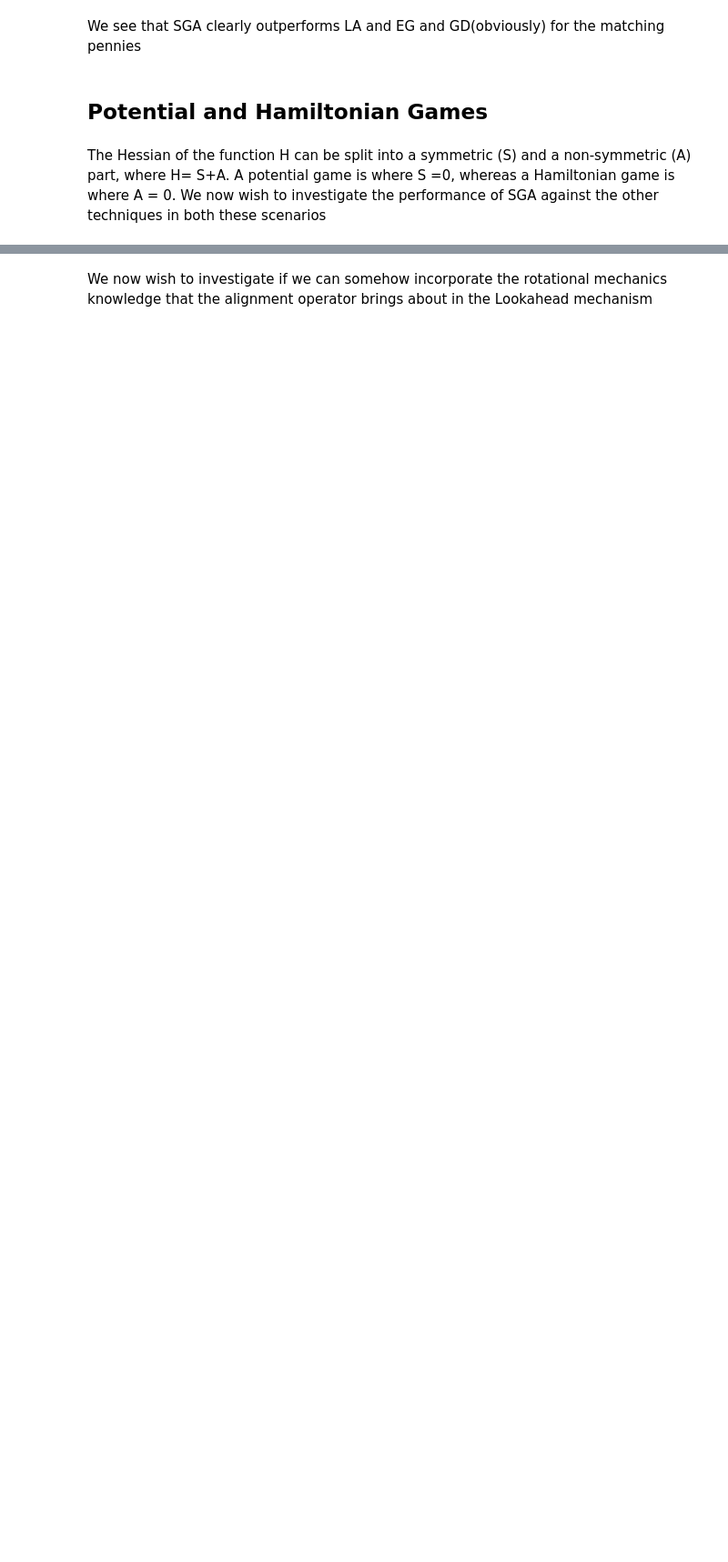
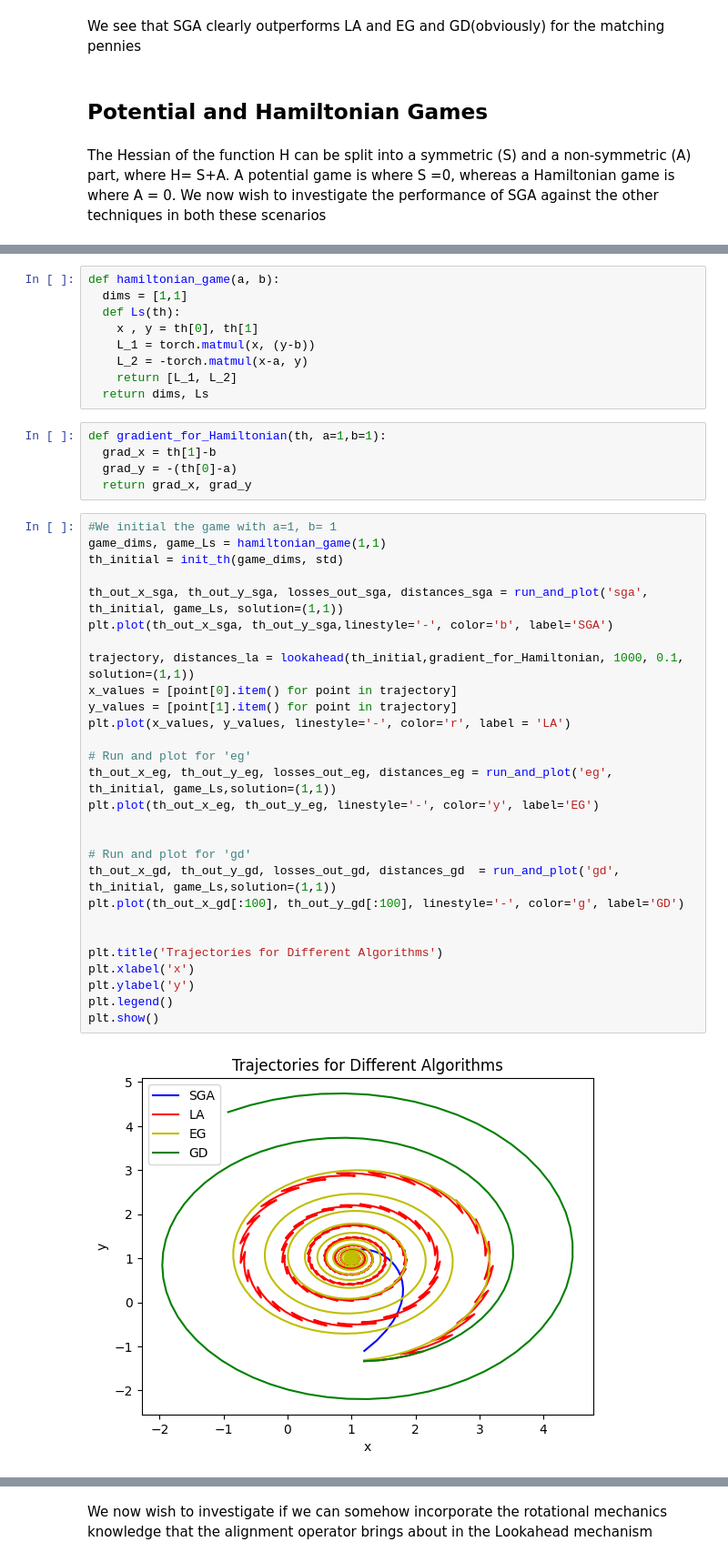
Before and after one commit to aniketSanyal/GamesInMLProject, a Jupyter notebook: Symplectic_Gradient_Adjustment_with_Lookahead.ipynb, the cells around one changed output, grey strips where cells are left out. Shown at 91% size. Cells and saved outputs as stored; diff of their text form; blank space fills up the shorter version.

Commit message:
Added hamiltonian games

```diff
--- a/Symplectic_Gradient_Adjustment_with_Lookahead.ipynb
+++ b/Symplectic_Gradient_Adjustment_with_Lookahead.ipynb
@@ -203,0 +221,44 @@ The Hessian of the function H can be split into a symmetric (S) and a non-symmet
+# %%
+def hamiltonian_game(a, b):
+  dims = [1,1]
+  def Ls(th):
+    x , y = th[0], th[1]
+    L_1 = torch.matmul(x, (y-b))
+    L_2 = -torch.matmul(x-a, y)
+    return [L_1, L_2]
+  return dims, Ls
+# %%
+def gradient_for_Hamiltonian(th, a=1,b=1):
+  grad_x = th[1]-b
+  grad_y = -(th[0]-a)
+  return grad_x, grad_y
+# %%
+#We initial the game with a=1, b= 1
+game_dims, game_Ls = hamiltonian_game(1,1)
+th_initial = init_th(game_dims, std)
+
+th_out_x_sga, th_out_y_sga, losses_out_sga, distances_sga = run_and_plot('sga', th_initial, game_Ls, solution=(1,1))
+plt.plot(th_out_x_sga, th_out_y_sga,linestyle='-', color='b', label='SGA')
+
+trajectory, distances_la = lookahead(th_initial,gradient_for_Hamiltonian, 1000, 0.1, solution=(1,1))
+x_values = [point[0].item() for point in trajectory]
+y_values = [point[1].item() for point in trajectory]
+plt.plot(x_values, y_values, linestyle='-', color='r', label = 'LA')
+
+# Run and plot for 'eg'
+th_out_x_eg, th_out_y_eg, losses_out_eg, distances_eg = run_and_plot('eg', th_initial, game_Ls,solution=(1,1))
+plt.plot(th_out_x_eg, th_out_y_eg, linestyle='-', color='y', label='EG')
+
+
+# Run and plot for 'gd'
+th_out_x_gd, th_out_y_gd, losses_out_gd, distances_gd  = run_and_plot('gd', th_initial, game_Ls,solution=(1,1))
+plt.plot(th_out_x_gd[:100], th_out_y_gd[:100], linestyle='-', color='g', label='GD')
+
+
+plt.title('Trajectories for Different Algorithms')
+plt.xlabel('x')
+plt.ylabel('y')
+plt.legend()
+plt.show()
+# %% [output]
+[figure, added]
```
Also changed, not shown: parts of 18 cells of this notebook.
